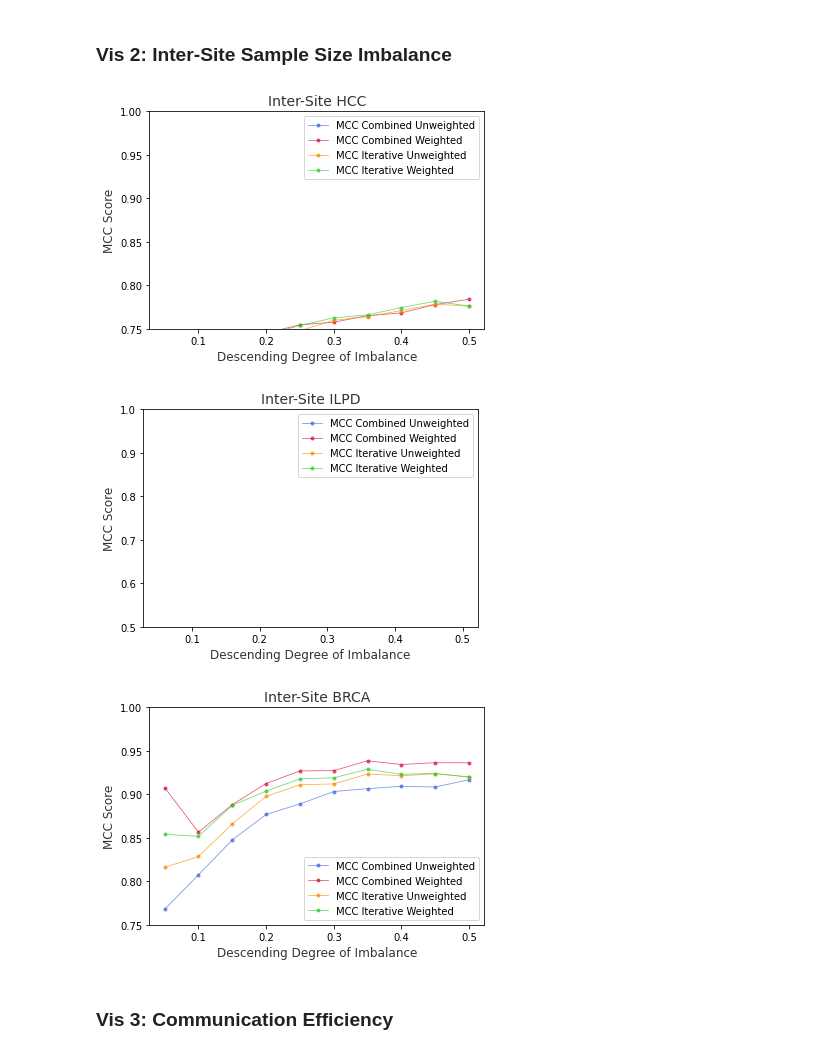
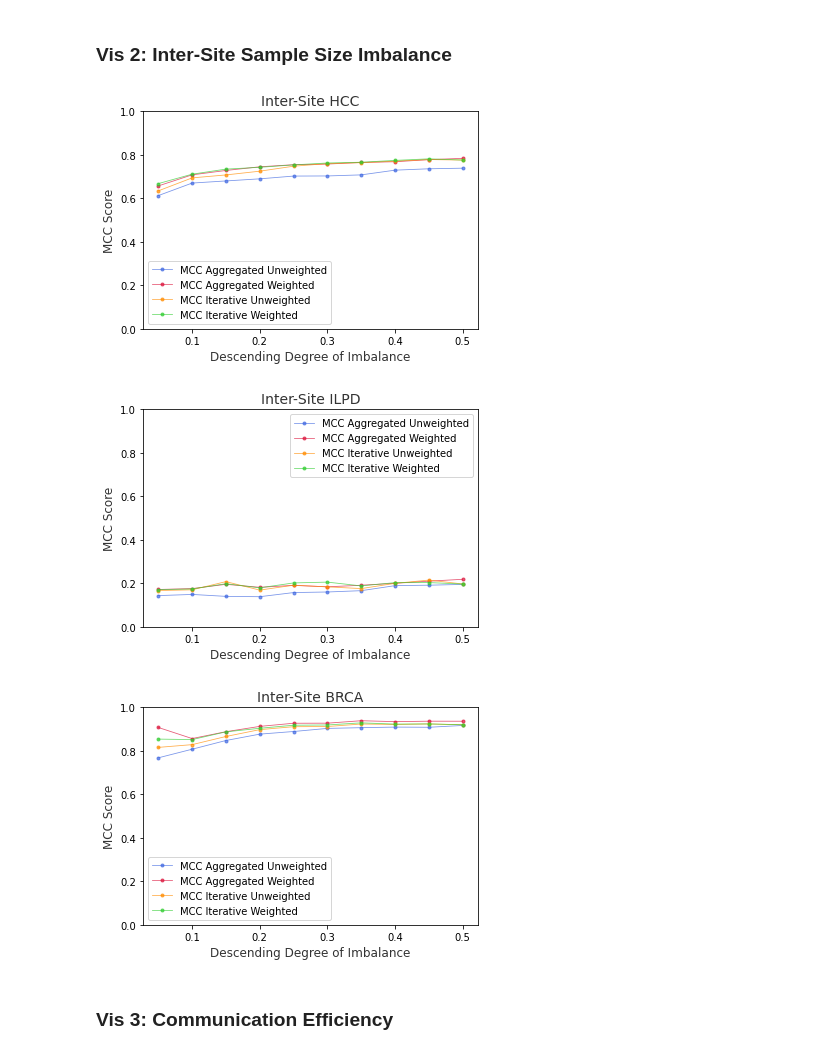
Before and after one commit to GregChen3072/MasterArbeit, a Jupyter notebook: src/visualization_mcc.ipynb, the cells around one changed output. Cells and saved outputs as stored; diff of their text form; code cells hidden in the pictures.

```diff
--- a/src/visualization_mcc.ipynb
+++ b/src/visualization_mcc.ipynb
@@ -240,8 +240,8 @@ df_2_x_x = df_2_2_u.join(df_2_2_w.set_index('imb'), on='imb').join(df_2_3_u.set_
 fig, ax = plt.subplots(1, 1, sharey=True) # , figsize=(6,5)
 # Plot mean estimate as a line
 # plt.plot('n_', 'MCC Score_mean', data = plot_1_2, linewidth=1, alpha=1, color="crimson", marker='o')
-plt.plot('imb', 'mcc_22u', data = df_2_x_x, linewidth=0.8, alpha=0.7, label='MCC Combined Unweighted', color="royalblue", linestyle='-', marker='.')
-plt.plot('imb', 'mcc_22w', data = df_2_x_x, linewidth=0.8, alpha=0.7, label='MCC Combined Weighted', color="crimson", linestyle='-', marker='.')
+plt.plot('imb', 'mcc_22u', data = df_2_x_x, linewidth=0.8, alpha=0.7, label='MCC Aggregated Unweighted', color="royalblue", linestyle='-', marker='.')
+plt.plot('imb', 'mcc_22w', data = df_2_x_x, linewidth=0.8, alpha=0.7, label='MCC Aggregated Weighted', color="crimson", linestyle='-', marker='.')
 plt.plot('imb', 'mcc_23u', data = df_2_x_x, linewidth=0.8, alpha=0.7, label='MCC Iterative Unweighted', color="darkorange", linestyle='-', marker='.')
 plt.plot('imb', 'mcc_23w', data = df_2_x_x, linewidth=0.8, alpha=0.7, label='MCC Iterative Weighted', color="limegreen", linestyle='-', marker='.')
 
@@ -250,7 +250,7 @@ plt.plot('imb', 'mcc_23w', data = df_2_x_x, linewidth=0.8, alpha=0.7, label='MCC
 plt.title(f"Inter-Site {path_HCC}", alpha=0.8, fontsize=14)
 plt.xlabel("Descending Degree of Imbalance", alpha=0.8, fontsize=12)
 plt.ylabel("MCC Score", alpha=0.8, fontsize=12)
-plt.ylim([0.75, 1])
+plt.ylim([0, 1])
 
 # plt.legend(loc = 'center left', bbox_to_anchor = (1, 0.5))
 plt.legend()
@@ -260,7 +260,7 @@ fig.savefig(path_vis_local + "vis_inter_site_imbalance_HCC.png")
 fig.savefig(path_vis_iCloud + "vis_inter_site_imbalance_HCC.png")
 plt.show()
 # %% [output]
-[figure, old version]
+[figure, new version]
 # %%
 path_ILPD = 'ILPD' # Prepare data for inter-site sample size imbalance experiments
 
@@ -286,8 +286,8 @@ df_2_x_x = df_2_2_u.join(df_2_2_w.set_index('imb'), on='imb').join(df_2_3_u.set_
 fig, ax = plt.subplots(1, 1, sharey=True) # , figsize=(6,5)
 # Plot mean estimate as a line
 # plt.plot('n_', 'MCC Score_mean', data = plot_1_2, linewidth=1, alpha=1, color="crimson", marker='o')
-plt.plot('imb', 'mcc_22u', data = df_2_x_x, linewidth=0.8, alpha=0.7, label='MCC Combined Unweighted', color="royalblue", linestyle='-', marker='.')
-plt.plot('imb', 'mcc_22w', data = df_2_x_x, linewidth=0.8, alpha=0.7, label='MCC Combined Weighted', color="crimson", linestyle='-', marker='.')
+plt.plot('imb', 'mcc_22u', data = df_2_x_x, linewidth=0.8, alpha=0.7, label='MCC Aggregated Unweighted', color="royalblue", linestyle='-', marker='.')
+plt.plot('imb', 'mcc_22w', data = df_2_x_x, linewidth=0.8, alpha=0.7, label='MCC Aggregated Weighted', color="crimson", linestyle='-', marker='.')
 plt.plot('imb', 'mcc_23u', data = df_2_x_x, linewidth=0.8, alpha=0.7, label='MCC Iterative Unweighted', color="darkorange", linestyle='-', marker='.')
 plt.plot('imb', 'mcc_23w', data = df_2_x_x, linewidth=0.8, alpha=0.7, label='MCC Iterative Weighted', color="limegreen", linestyle='-', marker='.')
 
@@ -296,7 +296,7 @@ plt.plot('imb', 'mcc_23w', data = df_2_x_x, linewidth=0.8, alpha=0.7, label='MCC
 plt.title(f"Inter-Site {path_ILPD}", alpha=0.8, fontsize=14)
 plt.xlabel("Descending Degree of Imbalance", alpha=0.8, fontsize=12)
 plt.ylabel("MCC Score", alpha=0.8, fontsize=12)
-plt.ylim([0.5, 1])
+plt.ylim([0, 1])
 
 # plt.legend(loc = 'center left', bbox_to_anchor = (1, 0.5))
 plt.legend()
@@ -307,7 +307,7 @@ fig.savefig(path_vis_iCloud + "vis_inter_site_imbalance_ILPD.png")
 
 plt.show()
 # %% [output]
-[figure, old version]
+[figure, new version]
 # %%
 path_BRCA = 'BRCA' # Prepare data for inter-site sample size imbalance experiments
 
@@ -324,37 +324,37 @@ df_2_3_w = pd.read_csv(path_2_3_w, index_col=False).groupby(['Degree Imbalance']
 df_2_2_u = df_2_2_u.rename(columns={"F-1 Score": "f_1_22u", "MCC Score": "mcc_22u", "AUC Score": "auc_22u", "ACC Score": "acc_22u", "Degree Imbalance": "imb"}).drop(columns=['s'])
 df_2_2_w = df_2_2_w.rename(columns={"F-1 Score": "f_1_22w", "MCC Score": "mcc_22w", "AUC Score": "auc_22w", "ACC Score": "acc_22w", "Degree Imbalance": "imb"}).drop(columns=['s'])
 df_2_3_u = df_2_3_u.rename(columns={"F-1 Score": "f_1_23u", "MCC Score": "mcc_23u", "AUC Score": "auc_23u", "ACC Score": "acc_23u", "Degree Imbalance": "imb"}).drop(columns=['s'])
 df_2_3_w = df_2_3_w.rename(columns={"F-1 Score": "f_1_23w", "MCC Score": "mcc_23w", "AUC Score": "auc_23w", "ACC Score": "acc_23w", "Degree Imbalance": "imb"}).drop(columns=['s'])
 
 df_2_x_x = df_2_2_u.join(df_2_2_w.set_index('imb'), on='imb').join(df_2_3_u.set_index('imb'), on='imb').join(df_2_3_w.set_index('imb'), on='imb')
 #pd.merge(df_2_2_u, df_2_2_w, on="Degree Imbalance", how='inner')
 
 # And plot it
 fig, ax = plt.subplots(1, 1, sharey=True) # , figsize=(6,5)
 # Plot mean estimate as a line
 # plt.plot('n_', 'MCC Score_mean', data = plot_1_2, linewidth=1, alpha=1, color="crimson", marker='o')
-plt.plot('imb', 'mcc_22u', data = df_2_x_x, linewidth=0.8, alpha=0.7, label='MCC Combined Unweighted', color="royalblue", linestyle='-', marker='.')
-plt.plot('imb', 'mcc_22w', data = df_2_x_x, linewidth=0.8, alpha=0.7, label='MCC Combined Weighted', color="crimson", linestyle='-', marker='.')
+plt.plot('imb', 'mcc_22u', data = df_2_x_x, linewidth=0.8, alpha=0.7, label='MCC Aggregated Unweighted', color="royalblue", linestyle='-', marker='.')
+plt.plot('imb', 'mcc_22w', data = df_2_x_x, linewidth=0.8, alpha=0.7, label='MCC Aggregated Weighted', color="crimson", linestyle='-', marker='.')
 plt.plot('imb', 'mcc_23u', data = df_2_x_x, linewidth=0.8, alpha=0.7, label='MCC Iterative Unweighted', color="darkorange", linestyle='-', marker='.')
 plt.plot('imb', 'mcc_23w', data = df_2_x_x, linewidth=0.8, alpha=0.7, label='MCC Iterative Weighted', color="limegreen", linestyle='-', marker='.')
 
 # plt.axhline(y=0.883067, color='grey', linestyle='--')
 
 plt.title(f"Inter-Site {path_BRCA}", alpha=0.8, fontsize=14)
 plt.xlabel("Descending Degree of Imbalance", alpha=0.8, fontsize=12)
 plt.ylabel("MCC Score", alpha=0.8, fontsize=12)
-plt.ylim([0.75, 1])
+plt.ylim([0, 1])
 
 # plt.legend(loc = 'center left', bbox_to_anchor = (1, 0.5))
 plt.legend()
 
 # Save the figure to file
 fig.savefig(path_vis_local + "vis_inter_site_imbalance_BRCA.png")
 fig.savefig(path_vis_iCloud + "vis_inter_site_imbalance_BRCA.png")
 
 plt.show()
 # %% [output]
-[figure, old version]
+[figure, new version]
 # %% [markdown]
 ### Vis 3: Communication Efficiency
 # %% [markdown]
```
Also changed, not shown: parts of 3 cells of this notebook, 3 other files.
